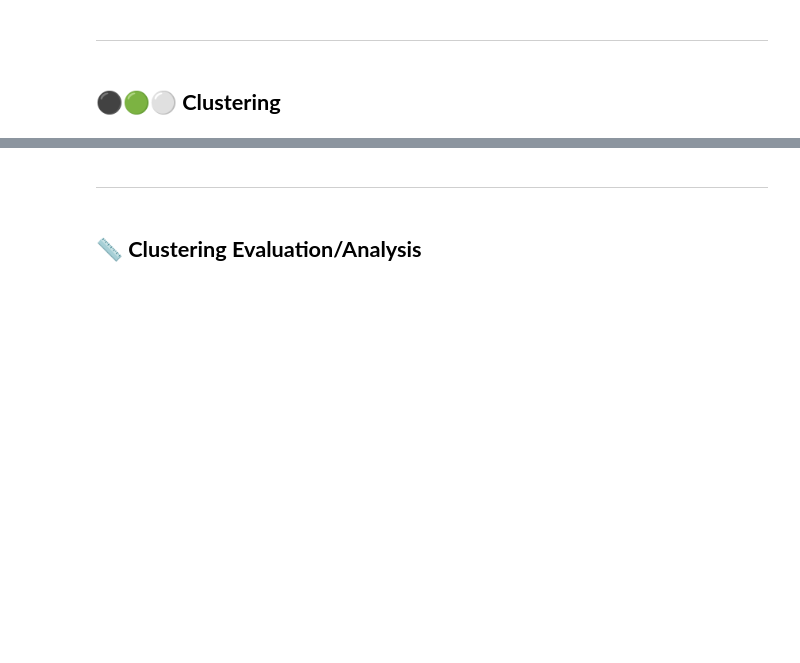
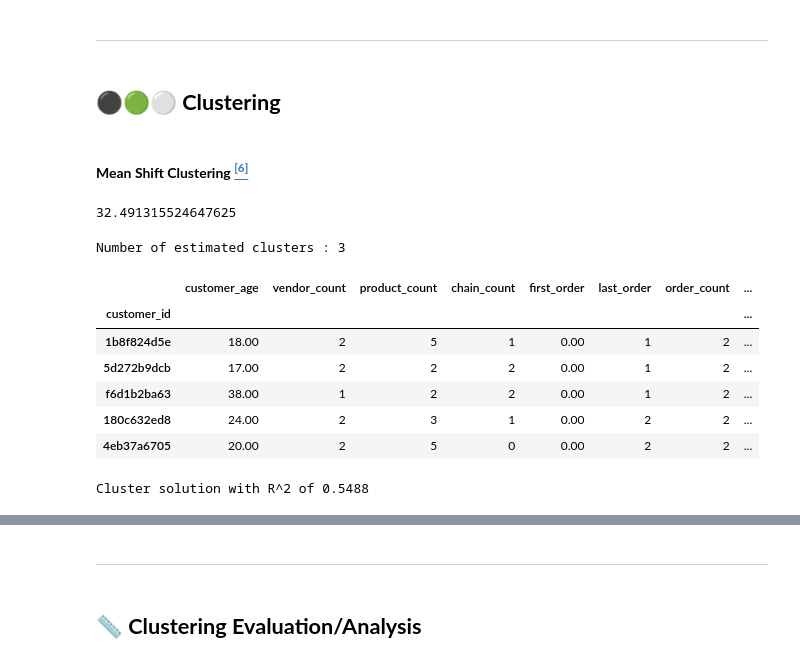
Before and after one commit to Silvestre17/DM_FoodDeliveryClustering_MasterProject, a Jupyter notebook: DM2425_Part2_37_05.ipynb, the cells around one changed output, grey strips where cells are left out. Cells and saved outputs as stored; diff of their text form; code cells hidden in the pictures; blank space fills up the shorter version.

```diff
--- a/DM2425_Part2_37_05.ipynb
+++ b/DM2425_Part2_37_05.ipynb
@@ -196,0 +223,49 @@ weekdays_dict
+# %% [markdown]
+#### **Mean Shift Clustering** [**<sup>[6]</sup>**](https://scikit-learn.org/stable/modules/generated/sklearn.cluster.MeanShift.html#sklearn.cluster.MeanShift)
+# %%
+# The following bandwidth can be automatically detected using
+# # (we need to set quantile though)
+# Based on distance to nearest neighbors for all observations
+
+bandwidth = estimate_bandwidth(ABCDEats[metric_features],
+                               # quantile=0.9,    # q = 0.9 -> 90% of the data is used to estimate the bandwidth (neighbors)  5.85
+                               quantile=0.1,     # q = 0.06 -> 6% of the data is used to estimate the bandwidth (neighbors) -> Ela viu este valor em referências
+                               random_state=1,
+                               n_jobs=-1)
+bandwidth
+# %% [output]
+32.491315524647625
+# %%
+# Perform mean-shift clustering with bandwidth set using estimate_bandwidth
+# TO-DO: explore the MeanShift class and obtain the cluster labels
+# https://scikit-learn.org/stable/modules/generated/sklearn.cluster.MeanShift.html#sklearn.cluster.MeanShift
+ms = MeanShift(bandwidth=bandwidth,     # Bandwidth to use
+               bin_seeding=True,        # Use bin seeding to speed-up the algorithm
+               n_jobs=-1)               # Use all available cores
+ms_labels = ms.fit_predict(ABCDEats[metric_features])
+
+ms_n_clusters = len(np.unique(ms_labels))
+print("Number of estimated clusters : %d" % ms_n_clusters)
+# %% [output]
+Number of estimated clusters : 3
+# %%
+# Concatenating the labels to ABCDEats
+ABCDEats_concat = pd.concat([ABCDEats[metric_features], pd.Series(ms_labels, index=ABCDEats.index, name="ms_labels")], axis=1)
+ABCDEats_concat.head()
+# %% [output]
+|  | customer_age | vendor_count | product_count | chain_count | first_order | last_order | order_count | ... |
+| customer_id |  |  |  |  |  |  |  | ... |
+| 1b8f824d5e | 18.00 | 2 | 5 | 1 | 0.00 | 1 | 2 | ... |
+| 5d272b9dcb | 17.00 | 2 | 2 | 2 | 0.00 | 1 | 2 | ... |
+| f6d1b2ba63 | 38.00 | 1 | 2 | 2 | 0.00 | 1 | 2 | ... |
+| 180c632ed8 | 24.00 | 2 | 3 | 1 | 0.00 | 2 | 2 | ... |
+| 4eb37a6705 | 20.00 | 2 | 5 | 0 | 0.00 | 2 | 2 | ... |
+# %%
+# Computing the R^2 of the cluster solution
+sst = get_ss(ABCDEats[metric_features])                                              # Get total sum of squares
+ssw_labels = ABCDEats_concat.groupby(by='ms_labels')[metric_features].apply(get_ss)  # Compute ssw for each cluster labels
+ssb = sst - np.sum(ssw_labels)                                                       # Remember: SST = SSW + SSB
+r2 = ssb / sst
+print("Cluster solution with R^2 of %0.4f" % r2)
+# %% [output]
+Cluster solution with R^2 of 0.5488
```
Also changed, not shown: parts of 42 cells of this notebook, 5 other files.
